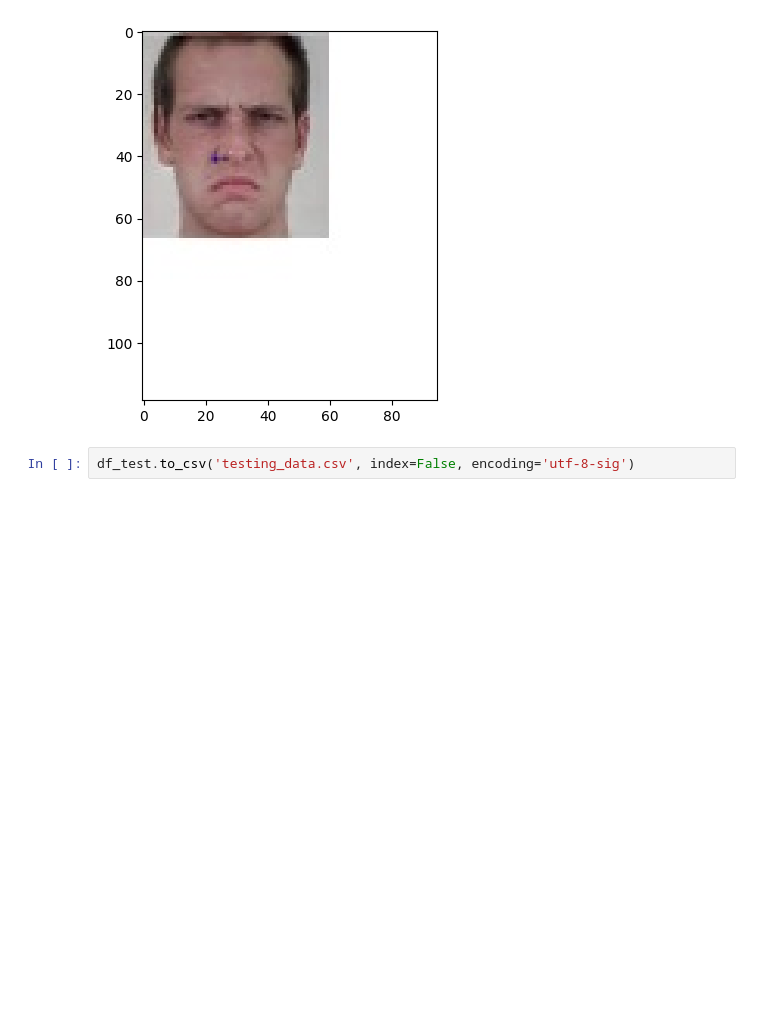
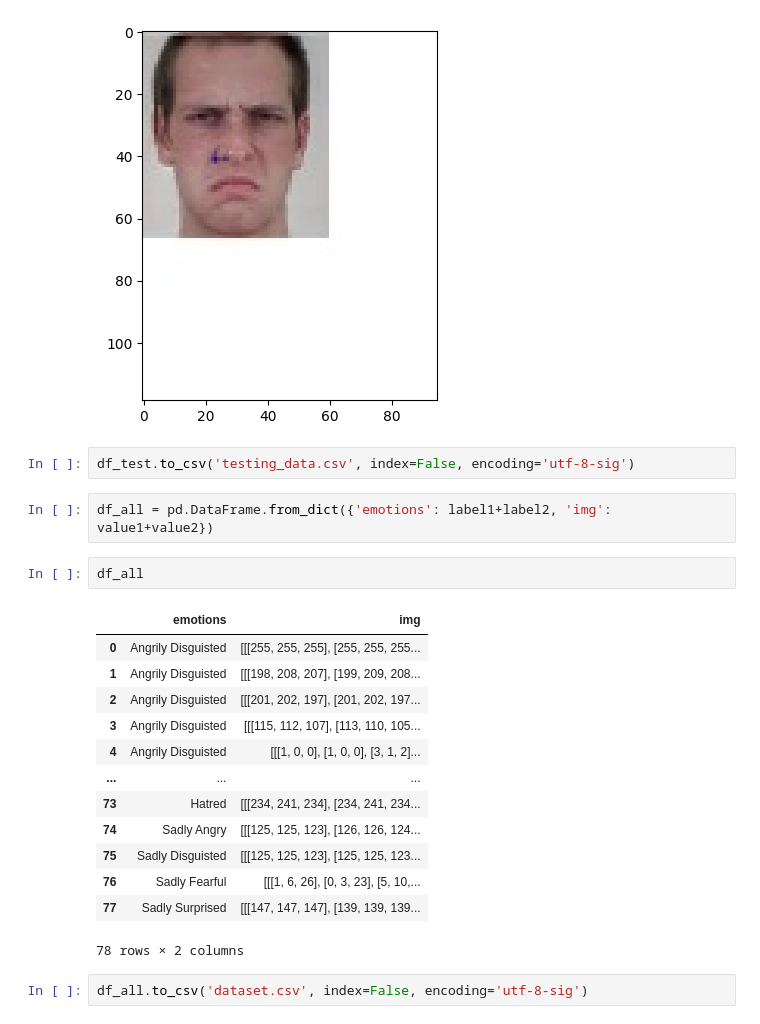
Before and after one commit to PranavSindhanuru/Compound-Emotion-Analysis, a Jupyter notebook: main-pranav.ipynb, the cells around one changed output. Drawn from its saved outputs; the diff is of its cells as text; blank space fills up the shorter version.

```diff
--- a/main-pranav.ipynb
+++ b/main-pranav.ipynb
@@ -192,3 +211,23 @@ plt.show()
 [figure]
 # %%
 df_test.to_csv('testing_data.csv', index=False, encoding='utf-8-sig')
+# %%
+df_all = pd.DataFrame.from_dict({'emotions': label1+label2, 'img': value1+value2})
+# %%
+df_all
+# %% [output]
+|  | emotions | img |
+| 0 | Angrily Disguisted | [[[255, 255, 255], [255, 255, 255... |
+| 1 | Angrily Disguisted | [[[198, 208, 207], [199, 209, 208... |
+| 2 | Angrily Disguisted | [[[201, 202, 197], [201, 202, 197... |
+| 3 | Angrily Disguisted | [[[115, 112, 107], [113, 110, 105... |
+| 4 | Angrily Disguisted | [[[1, 0, 0], [1, 0, 0], [3, 1, 2]... |
+| ... | ... | ... |
+| 73 | Hatred | [[[234, 241, 234], [234, 241, 234... |
+| 74 | Sadly Angry | [[[125, 125, 123], [126, 126, 124... |
+| 75 | Sadly Disguisted | [[[125, 125, 123], [125, 125, 123... |
+| 76 | Sadly Fearful | [[[1, 6, 26], [0, 3, 23], [5, 10,... |
+| 77 | Sadly Surprised | [[[147, 147, 147], [139, 139, 139... |
+78 rows × 2 columns
+# %%
+df_all.to_csv('dataset.csv', index=False, encoding='utf-8-sig')
```
Also changed, not shown: parts of 3 cells of this notebook, 1 other file.
